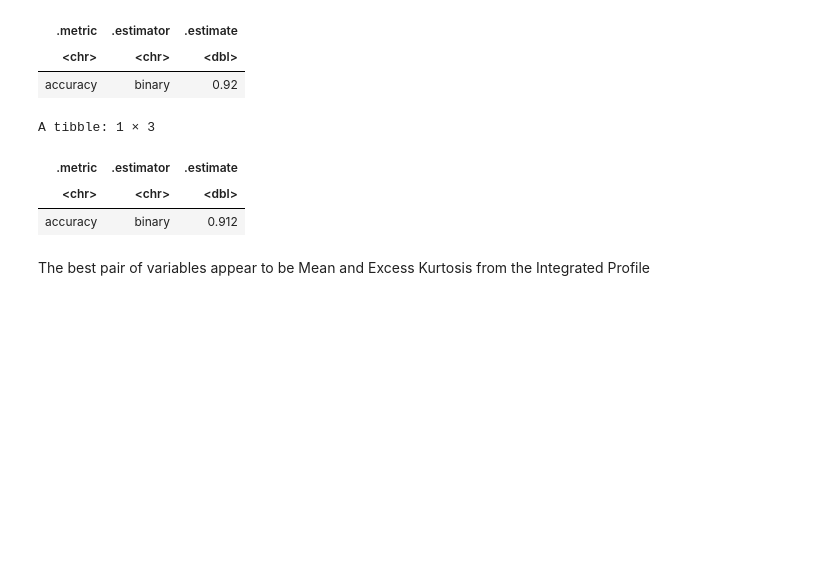
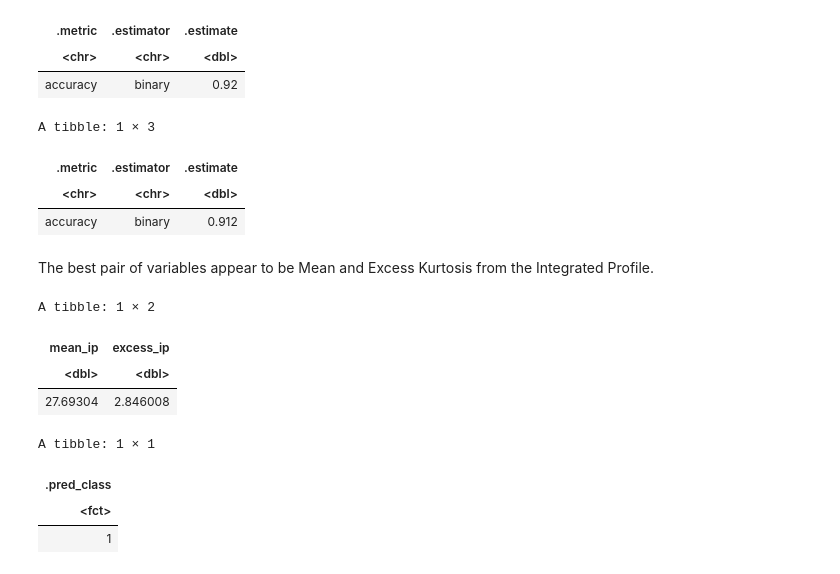
Before and after one commit to kseniak1/DSCI100-Project, a Jupyter notebook: Ksenia_notebook.ipynb, the cells around one changed output. Saved outputs shown, nothing was run; the diff lists cells and outputs as text; code cells hidden in the pictures; blank space fills up the shorter version.

```diff
--- a/Ksenia_notebook.ipynb
+++ b/Ksenia_notebook.ipynb
@@ -410,4 +412,22 @@ A tibble: 1 × 3
 | <chr> | <chr> | <dbl> |
 | accuracy | binary | 0.912 |
 # %% [markdown]
-The best pair of variables appear to be Mean and Excess Kurtosis from the Integrated Profile
+The best pair of variables appear to be Mean and Excess Kurtosis from the Integrated Profile.
+# %%
+set.seed(19)
+## Generating random tibble in range of original variables and predicting its class
+random_mean <- runif(1, 5.8125000, 192.617188)
+random_excess <- runif(1, -1.8760112, 7.879628)
+random_point <- tibble(mean_ip = random_mean, excess_ip = random_excess)
+random_point
+point_prediction <- predict(acc_fit2, random_point)
+point_prediction
+# %% [output]
+A tibble: 1 × 2
+| mean_ip | excess_ip |
+| <dbl> | <dbl> |
+| 27.69304 | 2.846008 |
+A tibble: 1 × 1
+| .pred_class |
+| <fct> |
+| 1 |
```
Also changed, not shown: parts of 3 cells of this notebook.
